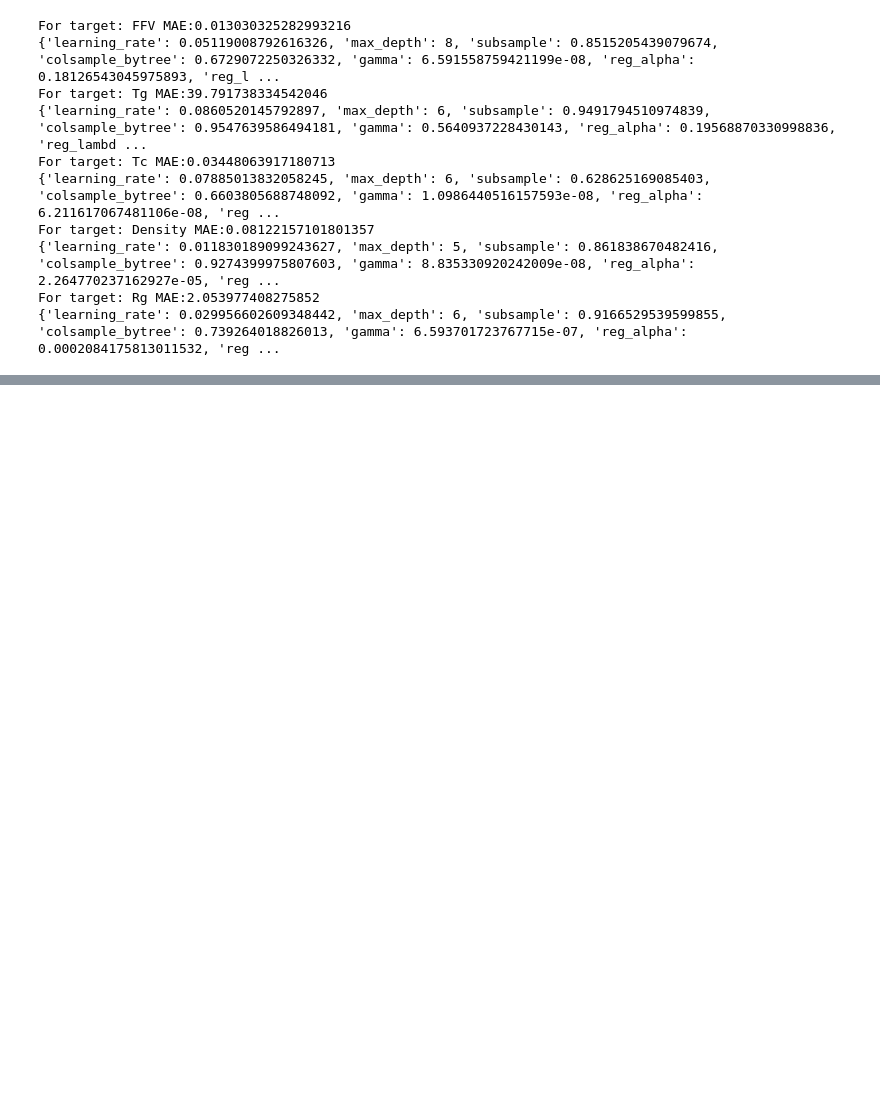
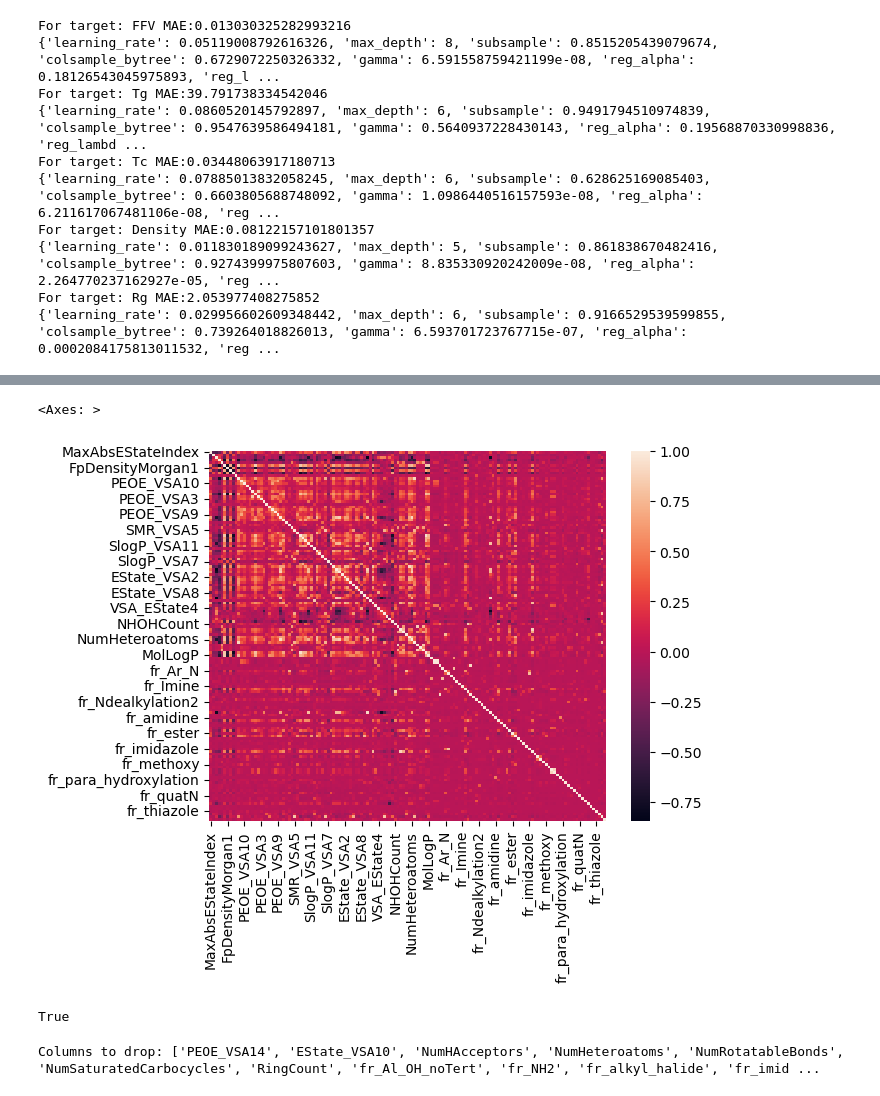
Before and after one commit to bitshott/polymer_prediction, a Jupyter notebook: baseline_model.ipynb, the cells around one changed output, grey strips where cells are left out. Drawn from its saved outputs; the diff is of its cells as text; code cells hidden in the pictures; blank space fills up the shorter version.

```diff
--- a/baseline_model.ipynb
+++ b/baseline_model.ipynb
@@ -378,0 +684,5 @@ For target: Rg MAE:2.053977408275852
+# %%
+train_data = pd.concat([train_data, data_dnst, data_tg3, data_tg_ss, data_tc, data_jcim], axis=0).reset_index(drop=True)
+train_data['id'] = train_data['id'].apply(lambda x: 0 if pd.isna(x) else x)
+train_data['id'] = train_data['id'].astype(int)
+train_data.info()
@@ -378,0 +704,29 @@ For target: Rg MAE:2.053977408275852
+# %%
+def remove_asterisk(smiles):
+    smiles = smiles.replace('*/', '')
+    smiles = smiles.replace('/*', '')
+    smiles = smiles.replace('(*)', '')
+    smiles = smiles.replace('[*]', '')
+    smiles = smiles.replace('[R]', '')
+    smiles = smiles.replace('[R\']', '')
+    smiles = smiles.replace('[R1]', '')
+    smiles = smiles.replace('[R2]', '')
+    smiles = smiles.replace('[R3]', '')
+    smiles = smiles.replace('[R4]', '')
+    smiles = smiles.replace('[R5]', '')
+    smiles = smiles.replace('*', '')
+    smiles = smiles.replace('()', '')
+    smiles = smiles.replace('[]', '')
+
+    return smiles
+# %%
+max_id = [train_data['id'].max()]
+def increment_id(id):
+    if id == 0:
+        max_id[0] += 1
+        return max_id[0]
+    else:
+        return id
+
+train_data['id'] = train_data['id'].apply(increment_id)
+train_data['corrected_smiles'] = train_data['SMILES'].apply(remove_asterisk)
@@ -378,0 +749,8 @@ For target: Rg MAE:2.053977408275852
+# %%
+feature_df = pd.json_normalize(train_data['SMILES'].apply(config.vectorize_smiles))
+# %%
+correlation_matrix = feature_df.iloc[:, 0:142].dropna(axis=1).corr()
+sns.heatmap(correlation_matrix)
+# %% [output]
+<Axes: >
+[figure, added]
@@ -378,0 +760,9 @@ For target: Rg MAE:2.053977408275852
+# %%
+any(upper_tri['MaxAbsEStateIndex'])
+# %% [output]
+True
+# %%
+to_drop = [col for col in upper_tri.columns if any(upper_tri[col] > 0.85)]
+print("Columns to drop:", to_drop)
+# %% [output]
+Columns to drop: ['PEOE_VSA14', 'EState_VSA10', 'NumHAcceptors', 'NumHeteroatoms', 'NumRotatableBonds', 'NumSaturatedCarbocycles', 'RingCount', 'fr_Al_OH_noTert', 'fr_NH2', 'fr_alkyl_halide', 'fr_imid ...
```
Also changed, not shown: parts of 34 cells of this notebook, 19 other files.
